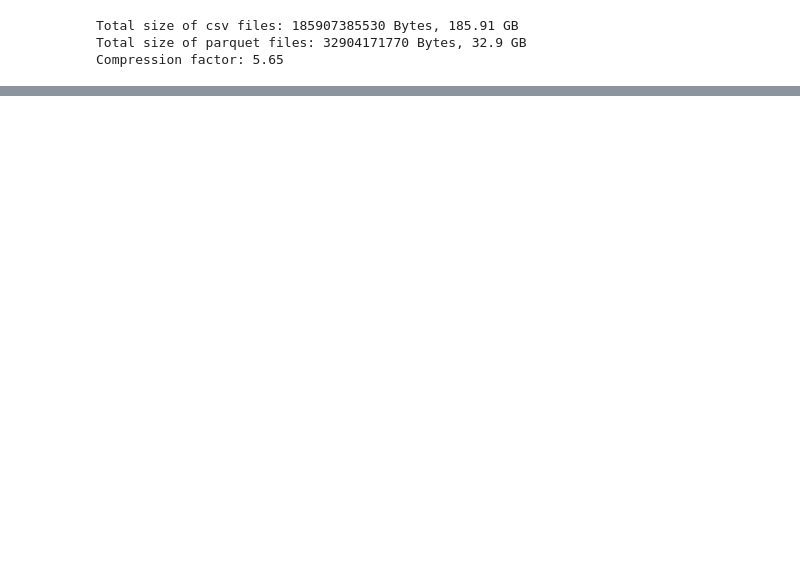
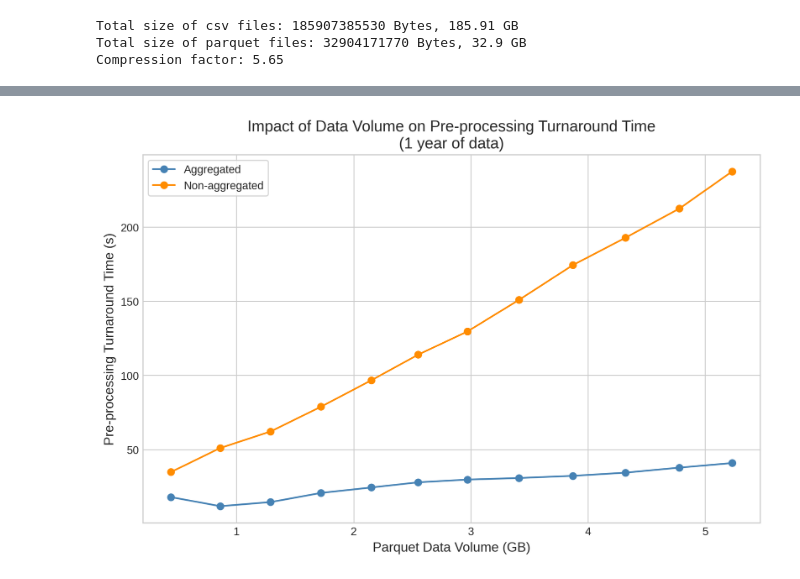
Before and after one commit to OWLcracker/big-data, a Jupyter notebook: notebooks/test_evaluation.ipynb, the cells around one changed output, grey strips where cells are left out. Drawn from its saved outputs; the diff is of its cells as text; code cells hidden in the pictures; blank space fills up the shorter version.

Commit message:
add plots

```diff
--- a/notebooks/test_evaluation.ipynb
+++ b/notebooks/test_evaluation.ipynb
@@ -26,7 +28,7 @@ def calculate_data_size(row, df_data_size):
     # Filter for all files which were used to perform this test
     relevant_data = df_data_size[df_data_size.index <= last_file_index]
 
-    csv_size = relevant_data['input_data'].sum()
-    parquet_size = relevant_data['output_data'].sum()
+    # Calculate the size of the data used for this test run
+    parquet_size = round(relevant_data['output_data'].sum()/ math.pow(10, 9), 2)
 
-    return csv_size, parquet_size
+    return parquet_size
@@ -48,0 +35,11 @@ KeyError: 'last_file_index'
+# %%
+import numpy as np
+
+def prepare_result_data(df):
+    # Calculate the size of the data used for the respective test run
+    df['parquet_size'] = df.apply(lambda row: calculate_data_size(row, df_data_size), axis=1, result_type='expand')
+
+    # Replace 0 values with NaN for failed tests, to plot them correctly
+    df.loc[df['status'] == 'FAILED', :] = df.loc[df['status'] == 'FAILED', :].replace(0, np.nan)
+
+    return df
@@ -49,9 +107,8 @@ KeyError: 'last_file_index'
 # %%
+# Result data of data volume scalability tests (aggregated)
 df_result_aggregated = pd.read_csv(os.path.join(result_folder_path, 'test_data_volume_aggregated.csv'), sep=';', index_col=0)
+df_result_aggregated = prepare_result_data(df_result_aggregated)
+
+# Result data of data volume scalability tests (non-aggregated)
 df_result_non_aggregated = pd.read_csv(os.path.join(result_folder_path, 'test_data_volume_non_aggregated.csv'), sep=';', index_col=0)
+df_result_non_aggregated = prepare_result_data(df_result_non_aggregated)
-# %%
-# df_result = pd.merge(df_result_aggregated, df_result_non_aggregated,
-#                      on='last_file_index', how='outer',
-#                      suffixes=('_aggregated', '_non_aggregated'))
-df_result_aggregated[['csv_size', 'parquet_size']] = df_result_aggregated.apply(lambda row: calculate_data_size(row, df_data_size), axis=1,
-                                                          result_type='expand')
@@ -77,0 +115,16 @@ df_result_aggregated
+# %%
+# Filter for 1 year of data
+df_a = df_result_aggregated.where(df_result_aggregated['last_file_index'] <= 11)
+df_b = df_result_non_aggregated.where(df_result_non_aggregated['last_file_index'] <= 11)
+
+x_column_name = 'parquet_size'
+y_column_name = 'duration'
+
+title = 'Impact of Data Volume on Pre-processing Turnaround Time\n(1 year of data)'
+x_label = 'Parquet Data Volume (GB)'
+y_label = 'Pre-processing Turnaround Time (s)'
+
+plot_line_graph(x_column_name, y_column_name, title, x_label, y_label, df_a, df_b)
+plt.show()
+# %% [output]
+[figure, added]
```
Also changed, not shown: parts of 17 cells of this notebook, 10 other files.
